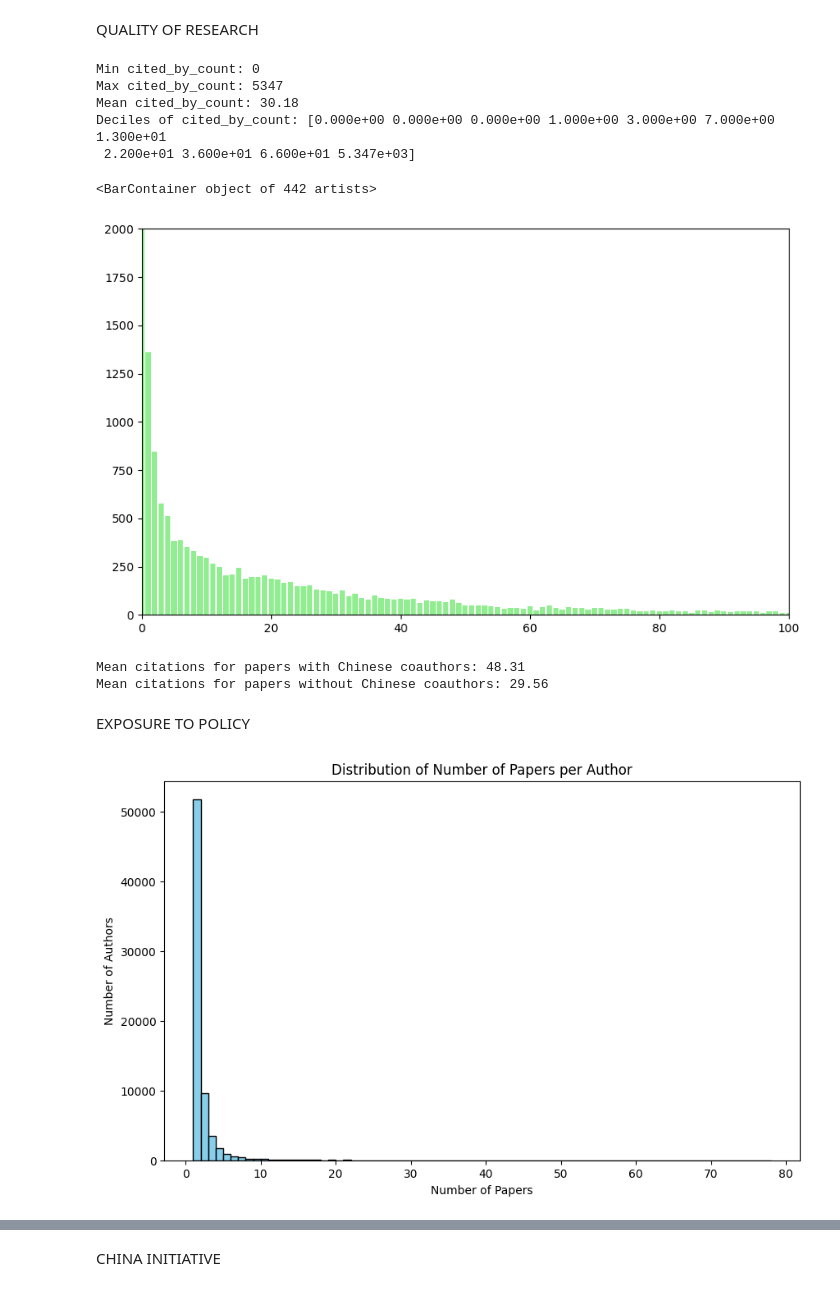
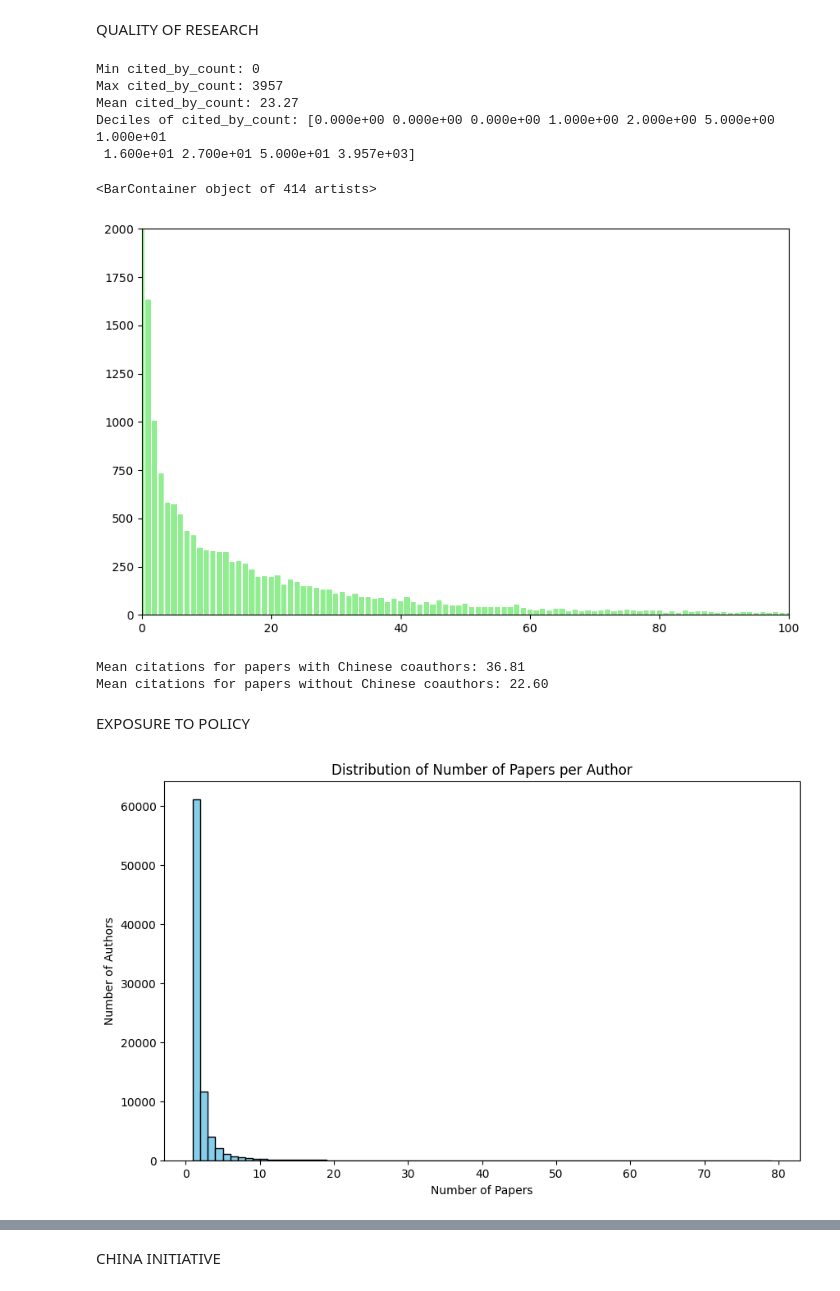
Before and after one commit to Basso42/china-initiative-collaboration-impact, a Jupyter notebook: notebooks/ChinaUSA_science.ipynb, the cells around one changed output, grey strips where cells are left out. Cells and saved outputs as stored; diff of their text form; code cells hidden in the pictures.

```diff
--- a/notebooks/ChinaUSA_science.ipynb
+++ b/notebooks/ChinaUSA_science.ipynb
@@ -118,12 +117,12 @@ plt.show()
 # %%
-# Count the number of authors for each work and store in all_works_2015
-for work in all_works_2015:
+# Count the number of authors for each work and store in all_works_2018
+for work in all_works_2018:
     work['num_authors'] = len(work['authorships'])
 #get total number of authors
-total_coauthors = sum(work['num_authors'] for work in all_works_2015)
+total_coauthors = sum(work['num_authors'] for work in all_works_2018)
 #get total of unique authors
 unique_authors = set()
-for work in all_works_2015:
+for work in all_works_2018:
     for author in work['authorships']:
         unique_authors.add(author['author']['id'])
 mean_coauthors = total_coauthors / num_works
@@ -142,7 +141,7 @@ all_works_2015[0]['authorships'][0]['countries']
 # %%
 # Get total number of unique institutions
 unique_institutions = set()
-for work in all_works_2015:
+for work in all_works_2018:
     for author in work['authorships']:
         for institution in author['institutions']:
             unique_institutions.add(institution['id'])
@@ -163,9 +162,9 @@ Text(0.5, 0, 'Number of Institutions')
 # %%
-# For each work generate dummy variable if at least one coauthor is from china, add it to all_works_2015
-for work in all_works_2015:
+# For each work generate dummy variable if at least one coauthor is from china, add it to all_works_2018
+for work in all_works_2018:
     work['has_chinese_coauthor'] = any('CN' in author['countries'] for author in work['authorships'])
 # Count the number of works with at least one Chinese coauthor
-num_works_with_chinese_coauthor = sum(work['has_chinese_coauthor'] for work in all_works_2015)
+num_works_with_chinese_coauthor = sum(work['has_chinese_coauthor'] for work in all_works_2018)
 print(f"Number of works with at least one Chinese coauthor: {num_works_with_chinese_coauthor}")
 print(f"Percentage of works with at least one Chinese coauthor: {num_works_with_chinese_coauthor / num_works * 100:.2f}%")
 # %% [output]
@@ -188,8 +187,8 @@ Number of Chinese coauthors: 3876
 # %%
-#For each work generate dummy variable if all authors are from USA, add it to all_works_2015
-for work in all_works_2015:
+#For each work generate dummy variable if all authors are from USA, add it to all_works_2018
+for work in all_works_2018:
     work['all_authors_from_usa'] = all('US' in author['countries'] for author in work['authorships'])
 # Count the number of works with all authors from the USA
-num_works_all_authors_from_usa = sum(work['all_authors_from_usa'] for work in all_works_2015)
+num_works_all_authors_from_usa = sum(work['all_authors_from_usa'] for work in all_works_2018)
 print(f"Number of works with all authors from the USA: {num_works_all_authors_from_usa}")
 # %% [output]
@@ -198,7 +197,7 @@ Number of works with all authors from the USA: 11974
 QUALITY OF RESEARCH
 # %%
 # Get min max mean and deciles of cited_by_count
-cited_by_counts = [work['cited_by_count'] for work in all_works_2015]
+cited_by_counts = [work['cited_by_count'] for work in all_works_2018]
 min_cited_by_count = min(cited_by_counts)
 max_cited_by_count = max(cited_by_counts)
 mean_cited_by_count = np.mean(cited_by_counts)
@@ -209,13 +208,13 @@ print(f"Mean cited_by_count: {mean_cited_by_count:.2f}")
 print(f"Deciles of cited_by_count: {deciles}")
 # %% [output]
 Min cited_by_count: 0
-Max cited_by_count: 5347
-Mean cited_by_count: 30.18
-Deciles of cited_by_count: [0.000e+00 0.000e+00 0.000e+00 1.000e+00 3.000e+00 7.000e+00 1.300e+01
- 2.200e+01 3.600e+01 6.600e+01 5.347e+03]
+Max cited_by_count: 3957
+Mean cited_by_count: 23.27
+Deciles of cited_by_count: [0.000e+00 0.000e+00 0.000e+00 1.000e+00 2.000e+00 5.000e+00 1.000e+01
+ 1.600e+01 2.700e+01 5.000e+01 3.957e+03]
 # %%
 # Distribution of citations per paper
-citations_counts = Counter(work['cited_by_count'] for work in all_works_2015)
+citations_counts = Counter(work['cited_by_count'] for work in all_works_2018)
 # Prepare data for plotting
 citation_numbers = list(citations_counts.keys())
 citation_paper_counts = list(citations_counts.values())
@@ -225,39 +224,39 @@ plt.xlim(0, 100)
 plt.ylim(0, 2000)
 plt.bar(citation_numbers, citation_paper_counts, color='lightgreen')
 # %% [output]
-<BarContainer object of 442 artists>
+<BarContainer object of 414 artists>
-[figure, old version]
+[figure, new version]
 # %%
 #Mean citations for paperss with and without Chinese coauthors
-mean_citations_with_chinese = np.mean([work['cited_by_count'] for work in all_works_2015 if work['has_chinese_coauthor']])
-mean_citations_without_chinese = np.mean([work['cited_by_count'] for work in all_works_2015 if not work['has_chinese_coauthor']])
+mean_citations_with_chinese = np.mean([work['cited_by_count'] for work in all_works_2018 if work['has_chinese_coauthor']])
+mean_citations_without_chinese = np.mean([work['cited_by_count'] for work in all_works_2018 if not work['has_chinese_coauthor']])
 print(f"Mean citations for papers with Chinese coauthors: {mean_citations_with_chinese:.2f}")
 print(f"Mean citations for papers without Chinese coauthors: {mean_citations_without_chinese:.2f}")
 # %% [output]
-Mean citations for papers with Chinese coauthors: 48.31
-Mean citations for papers without Chinese coauthors: 29.56
+Mean citations for papers with Chinese coauthors: 36.81
+Mean citations for papers without Chinese coauthors: 22.60
 # %% [markdown]
 EXPOSURE TO POLICY
 # %%
 # Count the number of papers per author
 author_paper_counts = Counter(
     authorship['author']['id']
-    for work in all_works_2015
+    for work in all_works_2018
     for authorship in work['authorships']
 )
 
 # Prepare data for plotting
 authors = list(author_paper_counts.keys())
 paper_counts = list(author_paper_counts.values())
 
 # Plot the data
 plt.figure(figsize=(10, 6))
 plt.hist(paper_counts, bins=range(1, max(paper_counts) + 2), color='skyblue', edgecolor='black')
 plt.xlabel('Number of Papers')
 plt.ylabel('Number of Authors')
 plt.title('Distribution of Number of Papers per Author')
 plt.show()
 # %% [output]
-[figure, old version]
+[figure, new version]
 # %%
 # For each US author compute share of papers with Chinese coauthors
```
Also changed, not shown: parts of 33 cells of this notebook.
